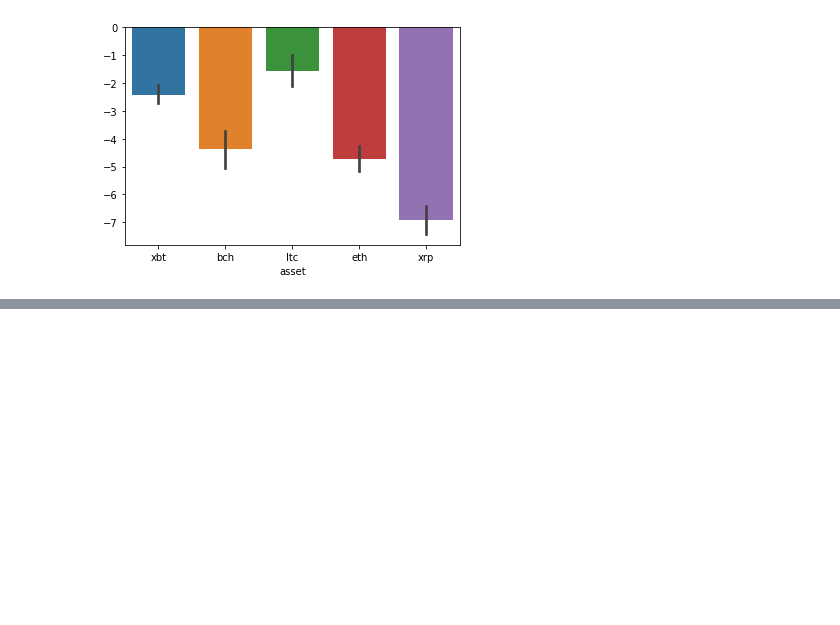
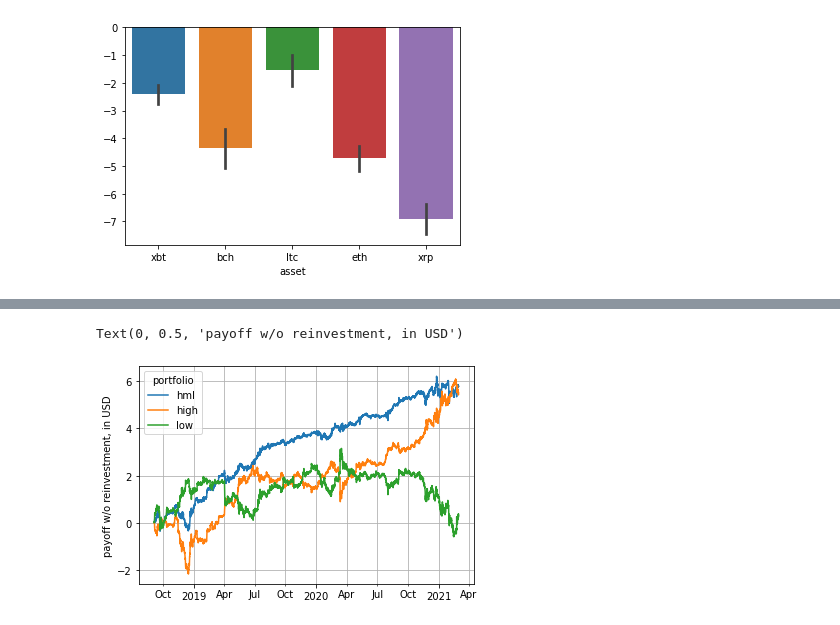
Before and after one commit to ipozdeev/crypto-fx-strategies, a Jupyter notebook: walkthrough.ipynb, the cells around one changed output, grey strips where cells are left out. Saved outputs shown, nothing was run; the diff lists cells and outputs as text; code cells hidden in the pictures; blank space fills up the shorter version.

```diff
--- a/walkthrough.ipynb
+++ b/walkthrough.ipynb
@@ -48,0 +121,6 @@ maxdd     11.758337    21.463964    14.172469    19.267142    22.557561
+# %%
+# perpetual futures prices
+data_p = get_perpetual(mid=True) \
+    .resample("4H", closed="right", label="right").last()
+
+print(data_p.tail(6))
@@ -48,0 +184,10 @@ maxdd     11.758337    21.463964    14.172469    19.267142    22.557561
+# %%
+# sort returns into portfolios according to the signal
+res_hl = rx.mul(sorts / legsize) \
+    .groupby(axis=1, level="portfolio").sum(min_count=1) \
+    .loc[:, ["p_high", "p_low"]].dropna()
+
+# high minus low
+res_hl.insert(0, "p_hml", res_hl.eval("p_high + p_low"))
+
+print(res_hl.tail(6))
@@ -48,0 +223,18 @@ maxdd     11.758337    21.463964    14.172469    19.267142    22.557561
+# %%
+# plot
+to_plot = res_hl.cumsum()\
+    .rename(columns=lambda x: x[2:])\
+    .reset_index().melt(id_vars=["timestamp"], value_name="payoff")
+ax = sns.lineplot(x="timestamp", y="payoff", data=to_plot, hue="portfolio")
+
+ax.xaxis.set_major_locator(YearLocator(1))
+ax.xaxis.set_minor_locator(MonthLocator([1, 4, 7, 10]))
+ax.xaxis.set_major_formatter(DateFormatter("%Y"))
+ax.xaxis.set_minor_formatter(DateFormatter("%b"))
+ax.grid(True, which="both")
+
+ax.set_xlabel("", visible=False)
+ax.set_ylabel("payoff w/o reinvestment, in USD")
+# %% [output]
+Text(0, 0.5, 'payoff w/o reinvestment, in USD')
+[figure, added]
```
Also changed, not shown: parts of 13 cells of this notebook.
